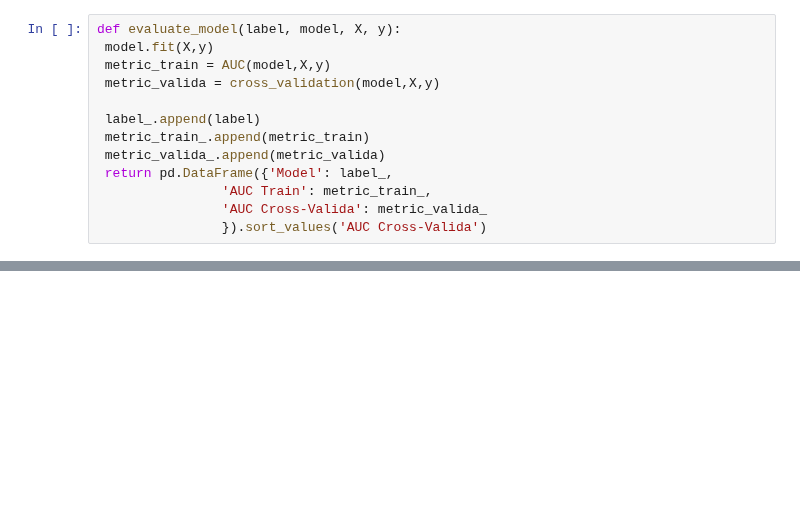
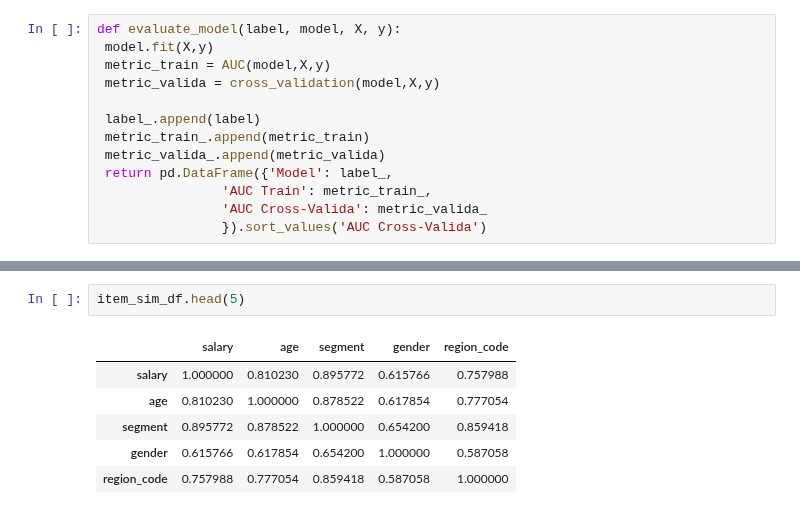
Before and after one commit to dgonzalezDS/DscTfm, a Jupyter notebook: df_targetAhorro.ipynb, the cells around one changed output, grey strips where cells are left out. Drawn from its saved outputs; the diff is of its cells as text; blank space fills up the shorter version.

```diff
--- a/df_targetAhorro.ipynb
+++ b/df_targetAhorro.ipynb
@@ -283,0 +381,9 @@ evaluate_model(label='XGBoost',
+# %%
+item_sim_df.head(5)
+# %% [output]
+|  | salary | age | segment | gender | region_code |
+| salary | 1.000000 | 0.810230 | 0.895772 | 0.615766 | 0.757988 |
+| age | 0.810230 | 1.000000 | 0.878522 | 0.617854 | 0.777054 |
+| segment | 0.895772 | 0.878522 | 1.000000 | 0.654200 | 0.859418 |
+| gender | 0.615766 | 0.617854 | 0.654200 | 1.000000 | 0.587058 |
+| region_code | 0.757988 | 0.777054 | 0.859418 | 0.587058 | 1.000000 |
```
Also changed, not shown: parts of 33 cells of this notebook, 3 other files.
